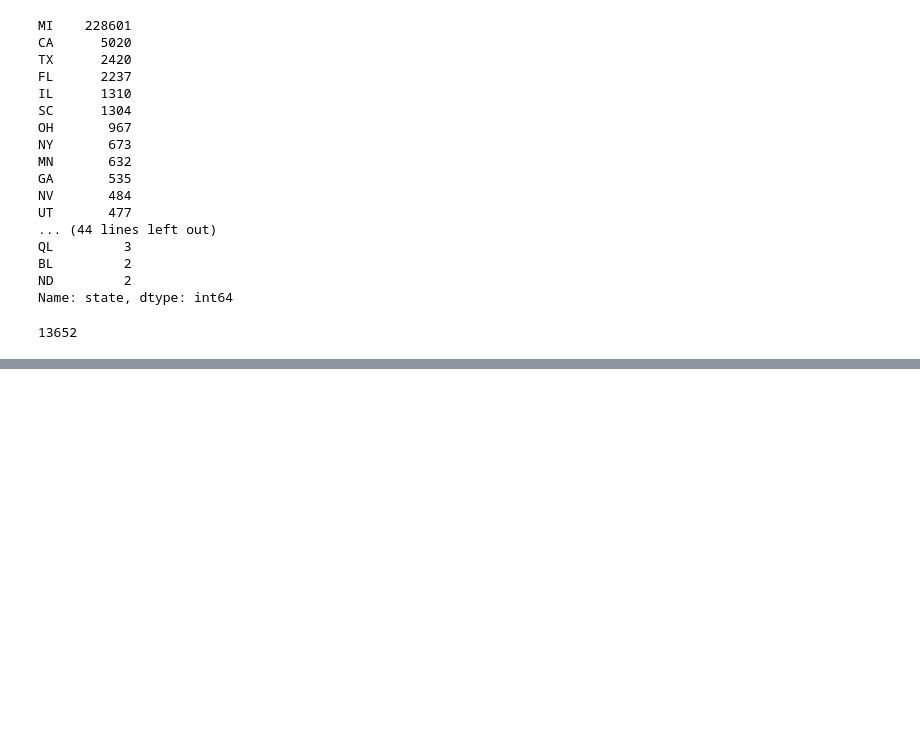
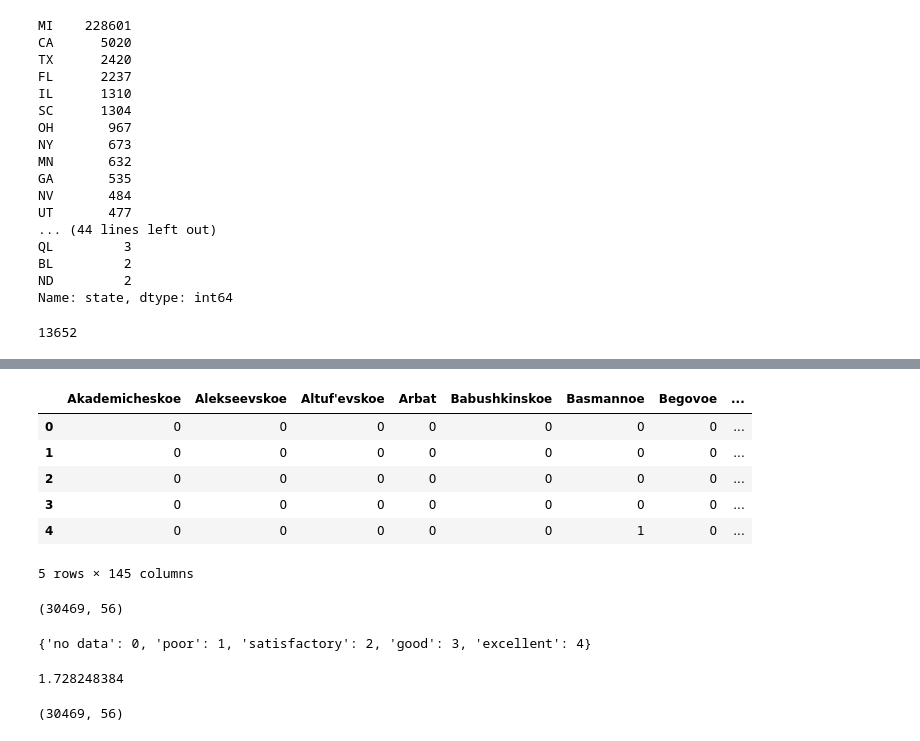
Before and after one commit to greg-kan/mlda, a Jupyter notebook: SkillFactory/unit_3/ml_2.ipynb, the cells around one changed output, grey strips where cells are left out. Cells and saved outputs as stored; diff of their text form; code cells hidden in the pictures; blank space fills up the shorter version.

```diff
--- a/SkillFactory/unit_3/ml_2.ipynb
+++ b/SkillFactory/unit_3/ml_2.ipynb
@@ -110,0 +170,3 @@ len(data)
+# %%
+pd.set_option('display.max_rows', 100) # выведем больше строк
+pd.set_option('display.max_columns', 100) # выведем больше колонок
@@ -110,0 +255,20 @@ len(data)
+# %%
+#data.sub_area
+pd.get_dummies(data.sub_area, drop_first=True).head()
+# %% [output]
+|  | Akademicheskoe | Alekseevskoe | Altuf'evskoe | Arbat | Babushkinskoe | Basmannoe | Begovoe | ... |
+| 0 | 0 | 0 | 0 | 0 | 0 | 0 | 0 | ... |
+| 1 | 0 | 0 | 0 | 0 | 0 | 0 | 0 | ... |
+| 2 | 0 | 0 | 0 | 0 | 0 | 0 | 0 | ... |
+| 3 | 0 | 0 | 0 | 0 | 0 | 0 | 0 | ... |
+| 4 | 0 | 0 | 0 | 0 | 0 | 1 | 0 | ... |
+5 rows × 145 columns
+# %%
+data.shape
+# %% [output]
+(30469, 56)
+# %%
+ecology_dict = {'no data': 0, 'poor': 1, 'satisfactory': 2, 'good': 3, 'excellent': 4}
+ecology_dict
+# %% [output]
+{'no data': 0, 'poor': 1, 'satisfactory': 2, 'good': 3, 'excellent': 4}
@@ -110,0 +277,8 @@ len(data)
+# %%
+np.round(data.ecology.mean(), 9)
+# %% [output]
+1.728248384
+# %%
+data.shape
+# %% [output]
+(30469, 56)
```
Also changed, not shown: parts of 27 cells of this notebook, 5 other files.
